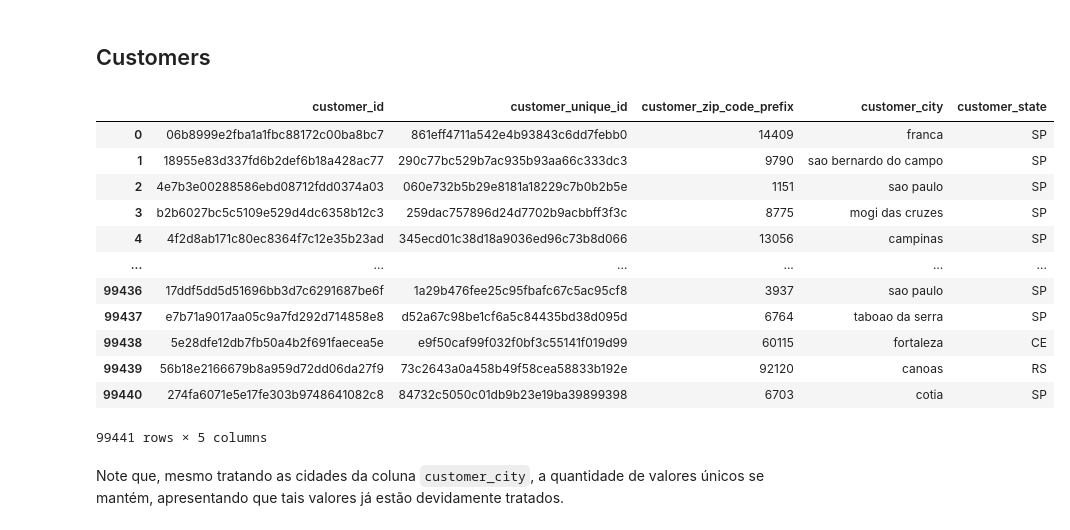
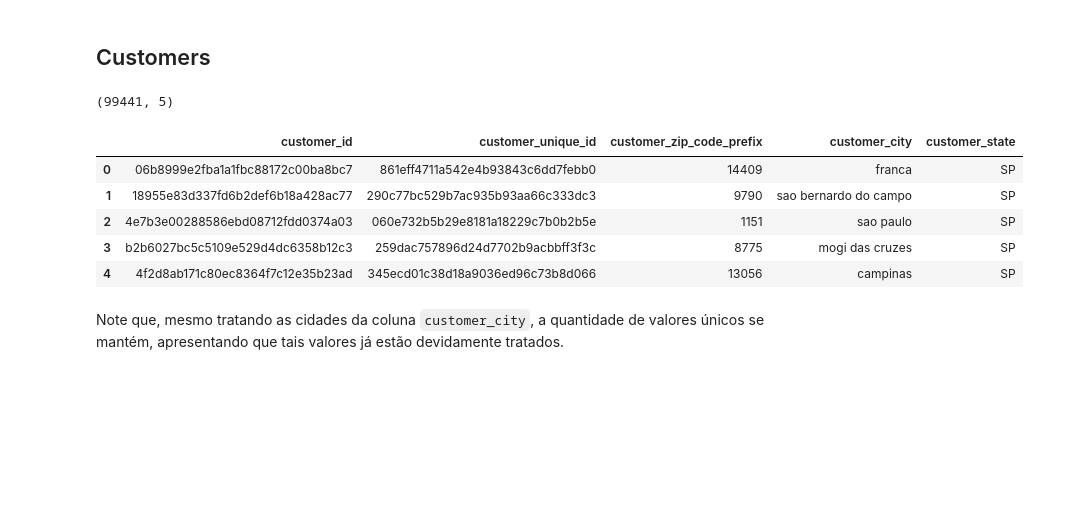
Before and after one commit to mazzacolussi/TCC-CEDS-CAUSAL-AI, a Jupyter notebook: notebooks/data_analysis/EDA.ipynb, the cells around one changed output. Drawn from its saved outputs; the diff is of its cells as text; code cells hidden in the pictures; blank space fills up the shorter version.

```diff
--- a/notebooks/data_analysis/EDA.ipynb
+++ b/notebooks/data_analysis/EDA.ipynb
@@ -89,21 +101,18 @@ plt.show()
 # %% [markdown]
 ## Customers
 # %%
-dfs['olist_customers_dataset']
+df_customers = dfs['olist_customers_dataset'].copy()
+
+print(df_customers.shape)
+df_customers.head()
 # %% [output]
+(99441, 5)
 |  | customer_id | customer_unique_id | customer_zip_code_prefix | customer_city | customer_state |
 | 0 | 06b8999e2fba1a1fbc88172c00ba8bc7 | 861eff4711a542e4b93843c6dd7febb0 | 14409 | franca | SP |
 | 1 | 18955e83d337fd6b2def6b18a428ac77 | 290c77bc529b7ac935b93aa66c333dc3 | 9790 | sao bernardo do campo | SP |
 | 2 | 4e7b3e00288586ebd08712fdd0374a03 | 060e732b5b29e8181a18229c7b0b2b5e | 1151 | sao paulo | SP |
 | 3 | b2b6027bc5c5109e529d4dc6358b12c3 | 259dac757896d24d7702b9acbbff3f3c | 8775 | mogi das cruzes | SP |
 | 4 | 4f2d8ab171c80ec8364f7c12e35b23ad | 345ecd01c38d18a9036ed96c73b8d066 | 13056 | campinas | SP |
-| ... | ... | ... | ... | ... | ... |
-| 99436 | 17ddf5dd5d51696bb3d7c6291687be6f | 1a29b476fee25c95fbafc67c5ac95cf8 | 3937 | sao paulo | SP |
-| 99437 | e7b71a9017aa05c9a7fd292d714858e8 | d52a67c98be1cf6a5c84435bd38d095d | 6764 | taboao da serra | SP |
-| 99438 | 5e28dfe12db7fb50a4b2f691faecea5e | e9f50caf99f032f0bf3c55141f019d99 | 60115 | fortaleza | CE |
-| 99439 | 56b18e2166679b8a959d72dd06da27f9 | 73c2643a0a458b49f58cea58833b192e | 92120 | canoas | RS |
-| 99440 | 274fa6071e5e17fe303b9748641082c8 | 84732c5050c01db9b23e19ba39899398 | 6703 | cotia | SP |
-99441 rows × 5 columns
 # %% [markdown]
 Note que, mesmo tratando as cidades da coluna `customer_city`, a quantidade de valores únicos se mantém, apresentando que tais valores já estão devidamente tratados.
 # %%
```
Also changed, not shown: parts of 30 cells of this notebook.
